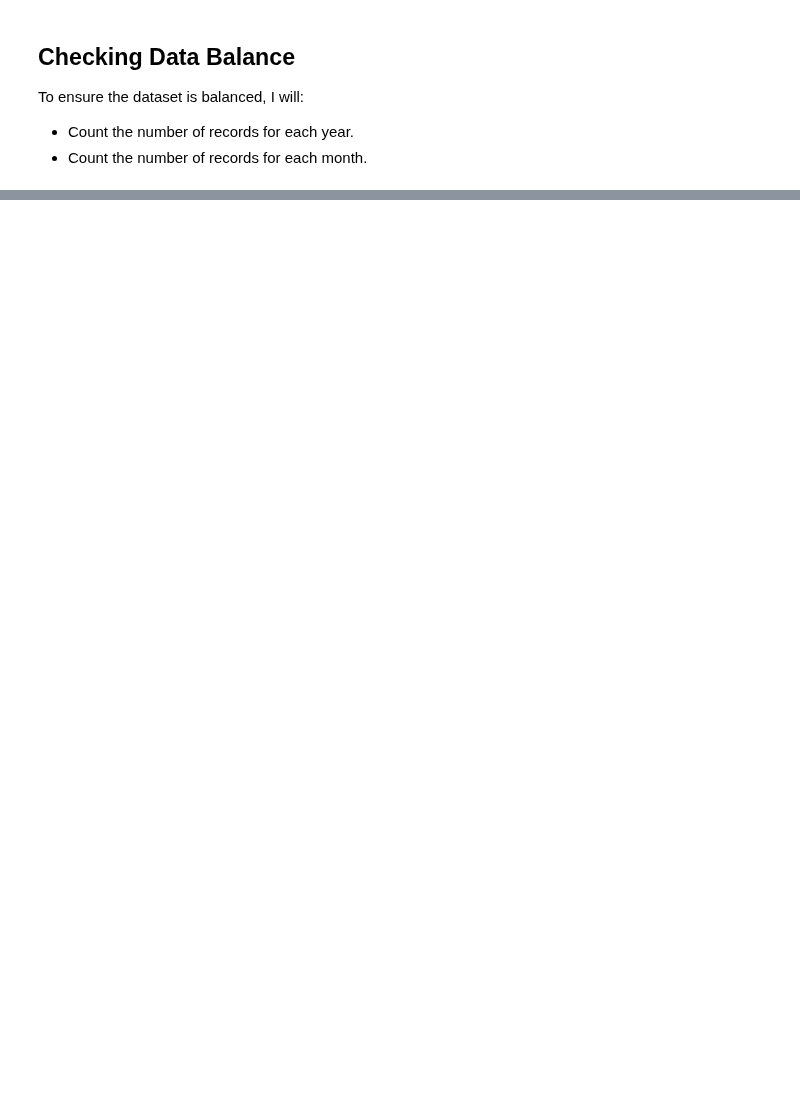
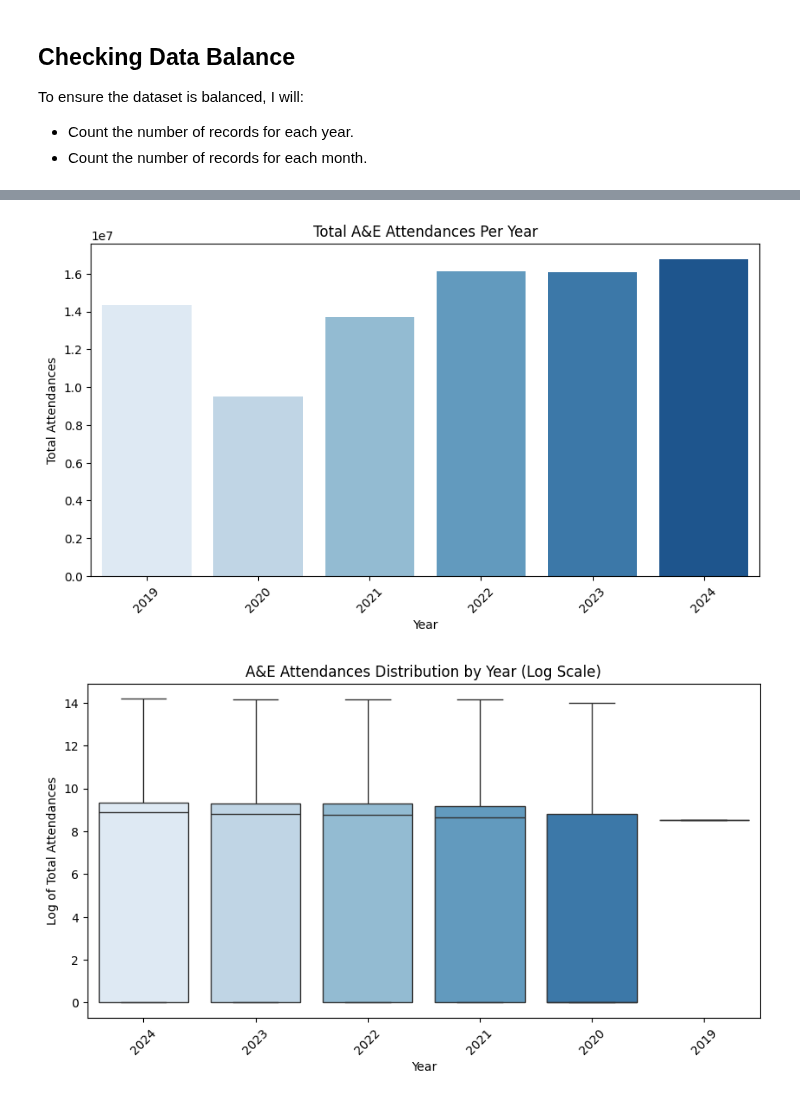
Before and after one commit to sophieboyle1/Final-Year-Project, a Jupyter notebook: src/data_validation.ipynb, the cells around one changed output, grey strips where cells are left out. Saved outputs shown, nothing was run; the diff lists cells and outputs as text; code cells hidden in the pictures; blank space fills up the shorter version.

```diff
--- a/src/data_validation.ipynb
+++ b/src/data_validation.ipynb
@@ -230,0 +153,76 @@ Passing `palette` without assigning `hue` is deprecated and will be removed in v
+# %%
+import pandas as pd
+import numpy as np
+import matplotlib.pyplot as plt
+import seaborn as sns
+
+# Load the cleaned dataset
+file_path = "nhs_ae_merged_final.csv"
+nhs_data = pd.read_csv(file_path)
+
+# Ensure 'year' is treated as a string for visualization
+nhs_data["year"] = nhs_data["year"].astype(str)
+
+# 🔍 **1. Identify Missing Data in 2018 & 2019**
+missing_data = nhs_data[nhs_data["year"].isin(["2018", "2019"])].isnull().sum()
+print("\n🔍 Missing Data in 2018 & 2019:\n", missing_data)
+
+# 🛠 **2. Fill Missing Values for 2018 & 2019 Using Median (From 2020-2024)**
+numeric_columns = nhs_data.select_dtypes(include=[np.number]).columns
+median_values = nhs_data.loc[
+    nhs_data["year"].isin(["2020", "2021", "2022", "2023", "2024"]), numeric_columns
+].median()
+
+for col in missing_data[missing_data > 0].index:
+    if col in numeric_columns:
+        nhs_data.loc[:, col] = nhs_data.loc[:, col].fillna(median_values[col])
+
+# 🛠 **3. Fix Log Transformation for Visualization**
+nhs_data["log_attendances"] = np.log1p(nhs_data["a&e_attendances_type_1"])
+
+# 🛠 **4. Outlier Detection & Handling**
+Q1 = nhs_data["a&e_attendances_type_1"].quantile(0.25)
+Q3 = nhs_data["a&e_attendances_type_1"].quantile(0.75)
+IQR = Q3 - Q1
+
+outliers = nhs_data[
+    (nhs_data["a&e_attendances_type_1"] < (Q1 - 1.5 * IQR)) |
+    (nhs_data["a&e_attendances_type_1"] > (Q3 + 1.5 * IQR))
+]
+print(f"\n🔍 Detected {len(outliers)} outlier records.")
+
+# **Cap Extreme Values at 99th Percentile**
+upper_limit = nhs_data["a&e_attendances_type_1"].quantile(0.99)
+nhs_data.loc[nhs_data["a&e_attendances_type_1"] > upper_limit, "a&e_attendances_type_1"] = upper_limit
+
+# **Remove Unrealistic Values (Above 500,000)**
+nhs_data = nhs_data[nhs_data["a&e_attendances_type_1"] <= 500000]
+
+# ✅ **5. Save Cleaned Dataset**
+output_file = "nhs_ae_merged_no_outliers.csv"
+nhs_data.to_csv(output_file, index=False)
+print(f"\n✅ Outlier handling complete. Clean dataset saved as {output_file}")
+
+# 🛠 **6. Aggregate Total A&E Attendances per Year**
+yearly_attendances = nhs_data.groupby("year")["a&e_attendances_type_1"].sum().reset_index()
+
+# 📊 **Plot 1: Total A&E Attendances Per Year**
+plt.figure(figsize=(10, 5))
+sns.barplot(x="year", y="a&e_attendances_type_1", data=yearly_attendances, palette="Blues", hue="year", dodge=False)
+plt.title("Total A&E Attendances Per Year")
+plt.xlabel("Year")
+plt.ylabel("Total Attendances")
+plt.xticks(rotation=45)
+plt.legend([],[], frameon=False)  # Hide redundant hue legend
+plt.show()
+
+# 📊 **Plot 2: A&E Attendances Distribution by Year (Log Scale)**
+plt.figure(figsize=(10, 5))
+sns.boxplot(x="year", y="log_attendances", data=nhs_data, showfliers=True, palette="Blues", hue="year", dodge=False)
+plt.title("A&E Attendances Distribution by Year (Log Scale)")
+plt.xlabel("Year")
+plt.ylabel("Log of Total Attendances")
+plt.xticks(rotation=45)
+plt.legend([],[], frameon=False)  # Hide redundant hue legend
+plt.show()
+# %% [output]
@@ -230,0 +246,2 @@ Passing `palette` without assigning `hue` is deprecated and will be removed in v
+[figure, added]
+[figure, added]
```
Also changed, not shown: parts of 7 cells of this notebook, 4 other files.
